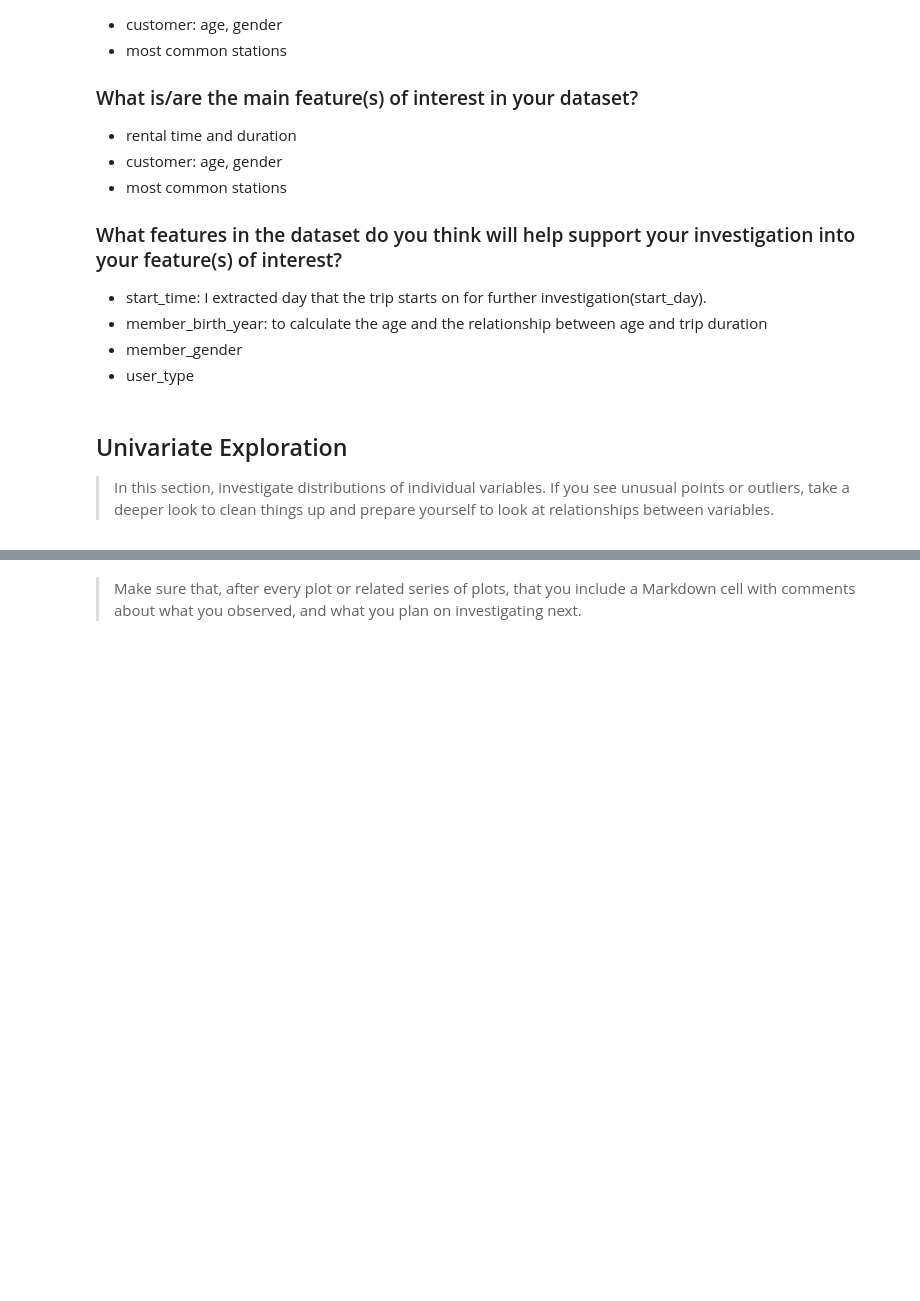
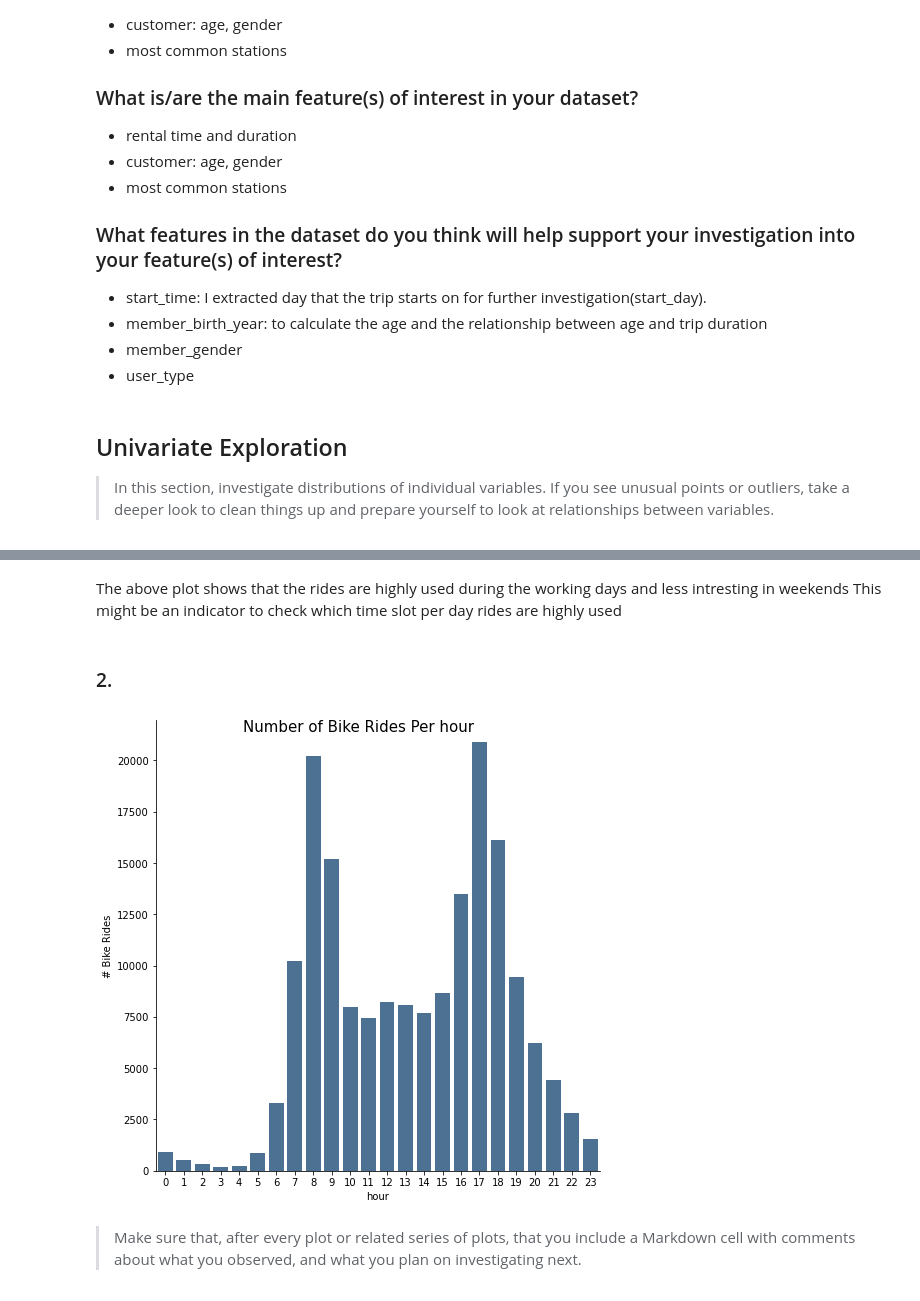
Before and after one commit to hagerElsehaimy/communicate-data-findings-FordGoBike, a Jupyter notebook: exploration_template.ipynb, the cells around one changed output, grey strips where cells are left out. Saved outputs shown, nothing was run; the diff lists cells and outputs as text; code cells hidden in the pictures; blank space fills up the shorter version.

```diff
--- a/exploration_template.ipynb
+++ b/exploration_template.ipynb
@@ -308,3 +343,15 @@ and prepare yourself to look at relationships between variables.
+# %% [markdown]
+The above plot shows that the rides are highly used during the working days and less intresting in weekends
+This might be an indicator to check which time slot per day rides are highly used
+# %% [markdown]
+### 2.
+# %%
+hour_plot  = sb.catplot(data=new_df, x='start_hour', kind='count', color = '#41729F', height = 7)
+hour_plot.set_axis_labels("hour", "# Bike Rides")
+
+hour_plot.fig.suptitle('Number of Bike Rides Per hour', fontsize=15);
+# %% [output]
+[figure, added]
 # %% [markdown]
 > Make sure that, after every plot or related series of plots, that you
 include a Markdown cell with comments about what you observed, and what
```
Also changed, not shown: parts of 12 cells of this notebook.
